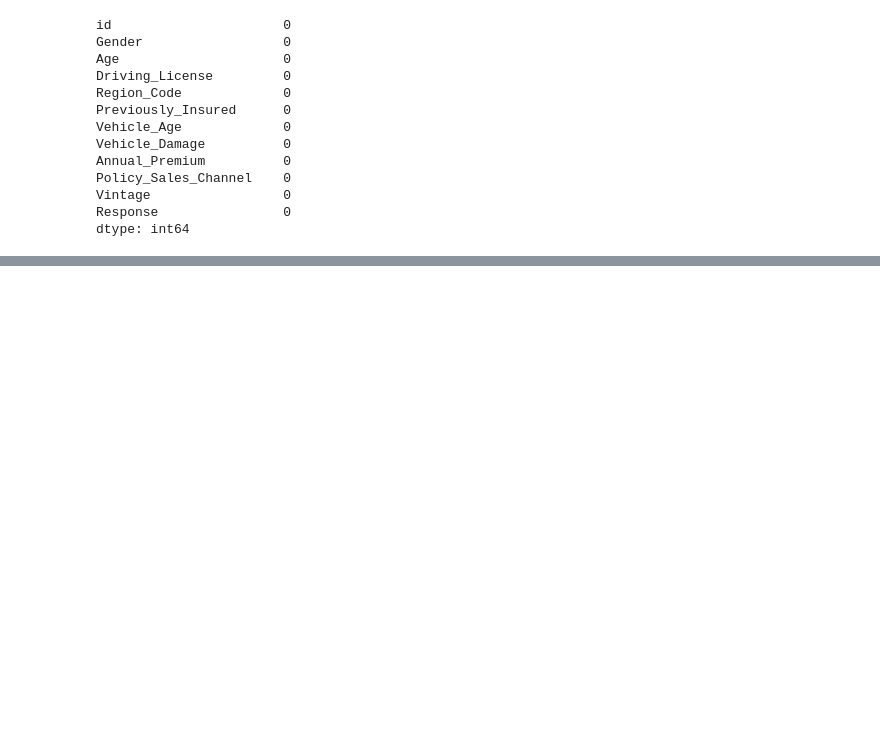
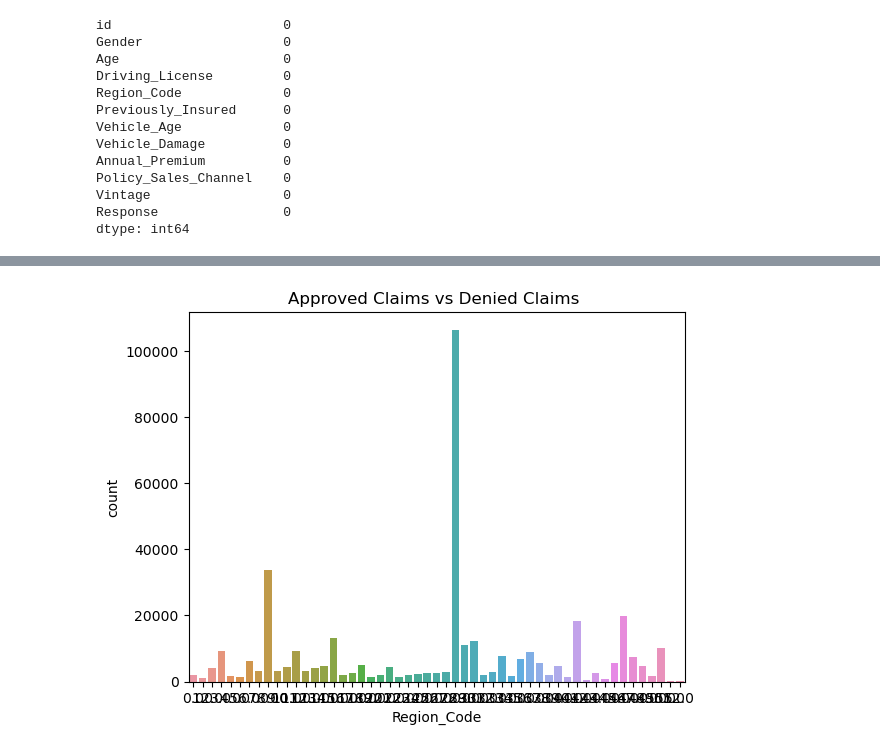
Before and after one commit to mantahli/car-insurance-claims-, a Jupyter notebook: Claims_Analysis.ipynb, the cells around one changed output, grey strips where cells are left out. Cells and saved outputs as stored; diff of their text form; code cells hidden in the pictures; blank space fills up the shorter version.

```diff
--- a/Claims_Analysis.ipynb
+++ b/Claims_Analysis.ipynb
@@ -31,0 +104,7 @@ dtype: int64
+# %%
+sns.countplot(my_dataset.Region_Code)
+plt.title('Approved Claims vs Denied Claims ')
+# Show the plot
+plt.show()
+# %% [output]
+[figure, added]
```
Also changed, not shown: parts of 10 cells of this notebook.
